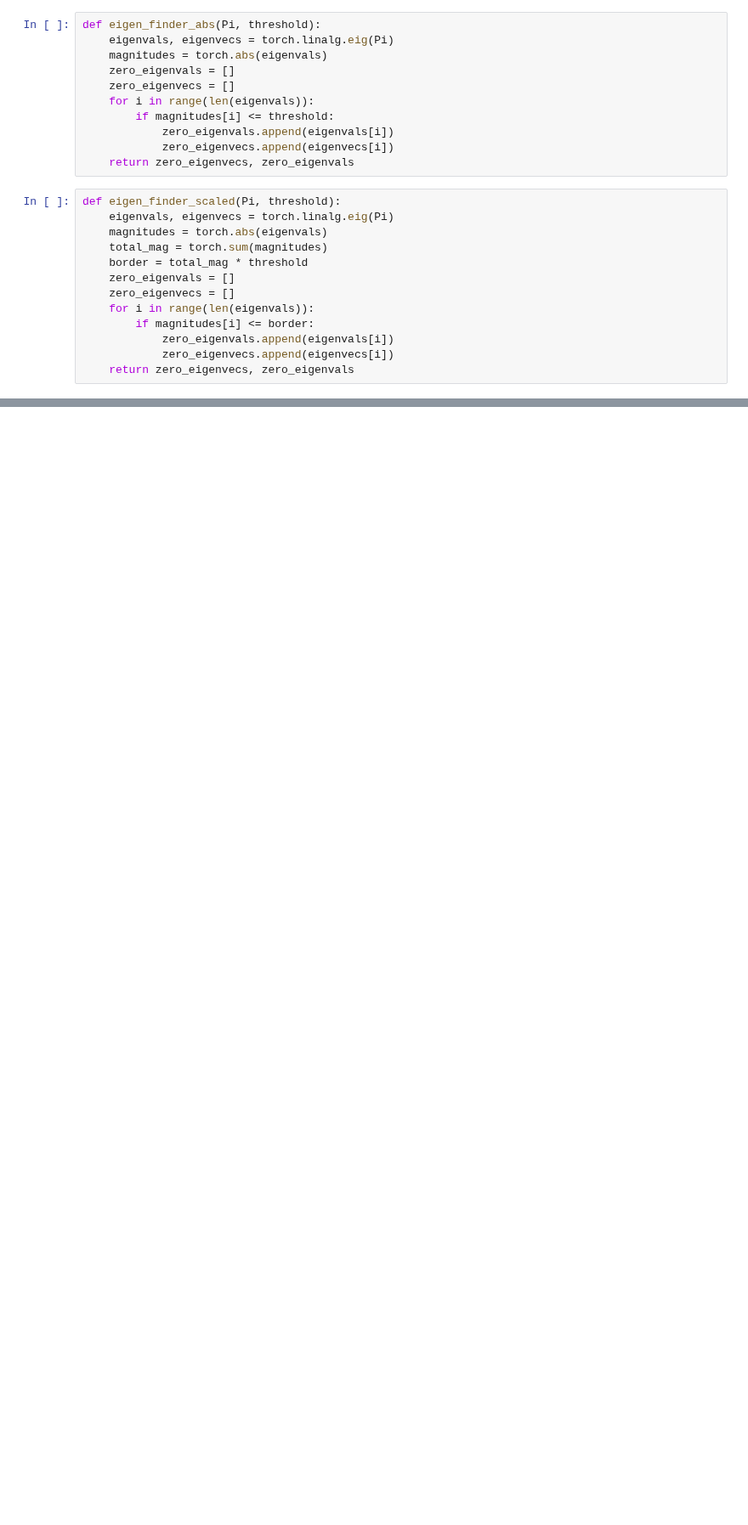
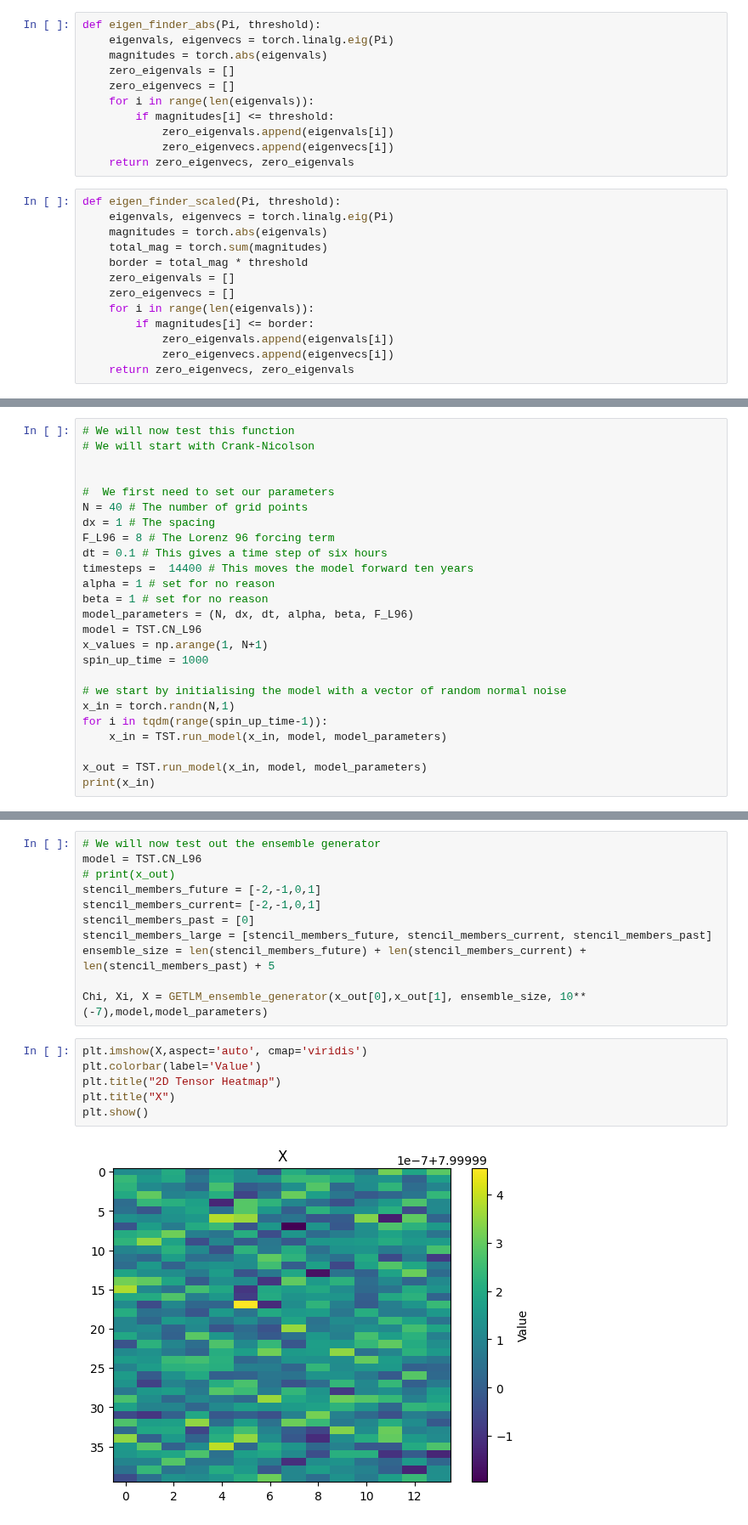
Before and after one commit to Isaac-Miles-Fine/GETLM_L96, a Jupyter notebook: GIETLM.ipynb, the cells around one changed output, grey strips where cells are left out. Shown at 85% size. Saved outputs shown, nothing was run; the diff lists cells and outputs as text; blank space fills up the shorter version.

```diff
--- a/GIETLM.ipynb
+++ b/GIETLM.ipynb
@@ -158,0 +297,25 @@ def GETLM_generator(ensemble_size, sd, x_out, model_parameters, model, stencil_m
+# %%
+# We will now test this function
+# We will start with Crank-Nicolson
+
+
+#  We first need to set our parameters
+N = 40 # The number of grid points
+dx = 1 # The spacing
+F_L96 = 8 # The Lorenz 96 forcing term
+dt = 0.1 # This gives a time step of six hours
+timesteps =  14400 # This moves the model forward ten years
+alpha = 1 # set for no reason
+beta = 1 # set for no reason
+model_parameters = (N, dx, dt, alpha, beta, F_L96)
+model = TST.CN_L96
+x_values = np.arange(1, N+1)
+spin_up_time = 1000
+
+# we start by initialising the model with a vector of random normal noise
+x_in = torch.randn(N,1)
+for i in tqdm(range(spin_up_time-1)):
+    x_in = TST.run_model(x_in, model, model_parameters)
+
+x_out = TST.run_model(x_in, model, model_parameters)
+print(x_in)
@@ -158,0 +324,19 @@ def GETLM_generator(ensemble_size, sd, x_out, model_parameters, model, stencil_m
+# %%
+# We will now test out the ensemble generator
+model = TST.CN_L96
+# print(x_out)
+stencil_members_future = [-2,-1,0,1]
+stencil_members_current= [-2,-1,0,1]
+stencil_members_past = [0]
+stencil_members_large = [stencil_members_future, stencil_members_current, stencil_members_past]
+ensemble_size = len(stencil_members_future) + len(stencil_members_current) + len(stencil_members_past) + 5
+
+Chi, Xi, X = GETLM_ensemble_generator(x_out[0],x_out[1], ensemble_size, 10**(-7),model,model_parameters)
+# %%
+plt.imshow(X,aspect='auto', cmap='viridis')
+plt.colorbar(label='Value')
+plt.title("2D Tensor Heatmap")
+plt.title("X")
+plt.show()
+# %% [output]
+[figure, added]
```
Also changed, not shown: parts of 30 cells of this notebook, 10 other files.
